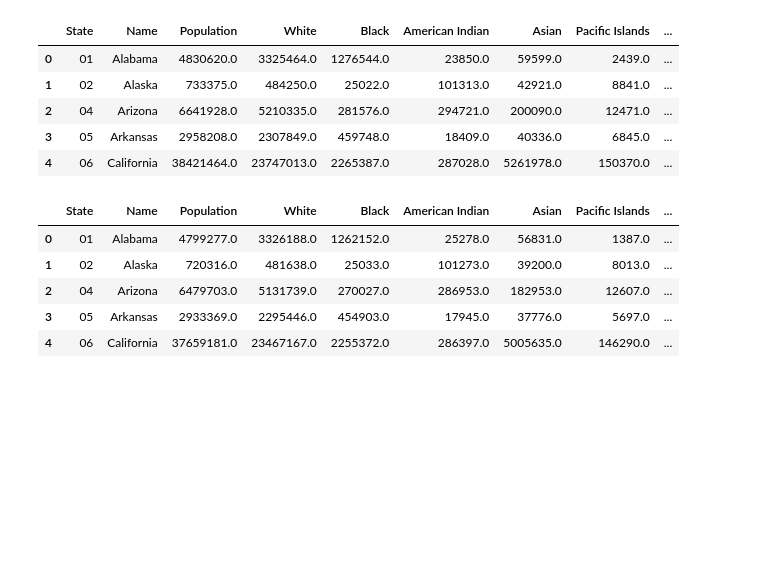
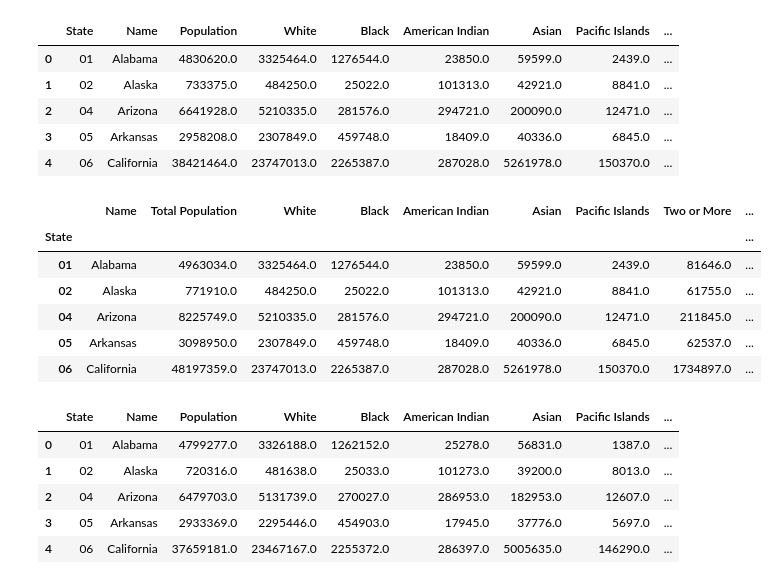
Before and after one commit to hannahduncan/bullying-in-america, a Jupyter notebook: NationalStats.ipynb, the cells around one changed output. Saved outputs shown, nothing was run; the diff lists cells and outputs as text; code cells hidden in the pictures; blank space fills up the shorter version.

Commit message:
Updated for population correction

```diff
--- a/NationalStats.ipynb
+++ b/NationalStats.ipynb
@@ -210,6 +210,21 @@ census15_pd.head()
 | 2 | 04 | Arizona | 6641928.0 | 5210335.0 | 281576.0 | 294721.0 | 200090.0 | 12471.0 | ... |
 | 3 | 05 | Arkansas | 2958208.0 | 2307849.0 | 459748.0 | 18409.0 | 40336.0 | 6845.0 | ... |
 | 4 | 06 | California | 38421464.0 | 23747013.0 | 2265387.0 | 287028.0 | 5261978.0 | 150370.0 | ... |
+# %%
+#Add populations up correctly
+NewPop15 = census15_pd["White"] + census15_pd["Black"] + census15_pd["American Indian"] + census15_pd["Asian"] + census15_pd["Pacific Islands"] + census15_pd["Two or More"] + census15_pd["Hispanic"]
+census15_pd["Total Population"] = NewPop15
+census15_pd = census15_pd[["State", "Name", "Total Population", "White", "Black", "American Indian", "Asian", "Pacific Islands", "Two or More", "Hispanic", "Poverty Rate", "Per Capita Income"]]
+census15_pd = census15_pd.set_index("State")
+census15_pd.head()
+# %% [output]
+|  | Name | Total Population | White | Black | American Indian | Asian | Pacific Islands | Two or More | ... |
+| State |  |  |  |  |  |  |  |  | ... |
+| 01 | Alabama | 4963034.0 | 3325464.0 | 1276544.0 | 23850.0 | 59599.0 | 2439.0 | 81646.0 | ... |
+| 02 | Alaska | 771910.0 | 484250.0 | 25022.0 | 101313.0 | 42921.0 | 8841.0 | 61755.0 | ... |
+| 04 | Arizona | 8225749.0 | 5210335.0 | 281576.0 | 294721.0 | 200090.0 | 12471.0 | 211845.0 | ... |
+| 05 | Arkansas | 3098950.0 | 2307849.0 | 459748.0 | 18409.0 | 40336.0 | 6845.0 | 62537.0 | ... |
+| 06 | California | 48197359.0 | 23747013.0 | 2265387.0 | 287028.0 | 5261978.0 | 150370.0 | 1734897.0 | ... |
 # %%
 #2013 Pull
 census_data13 = d.acs5.get(("NAME", "B01003_001E",
```
Also changed, not shown: parts of 4 cells of this notebook, 3 other files.
